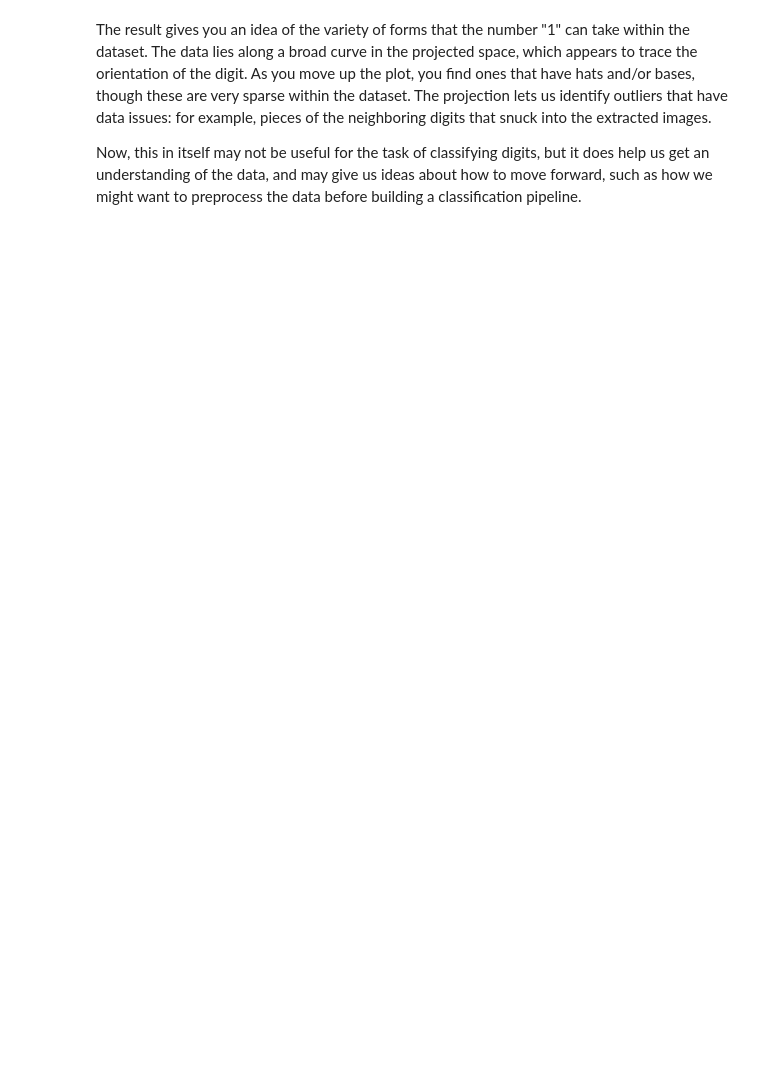
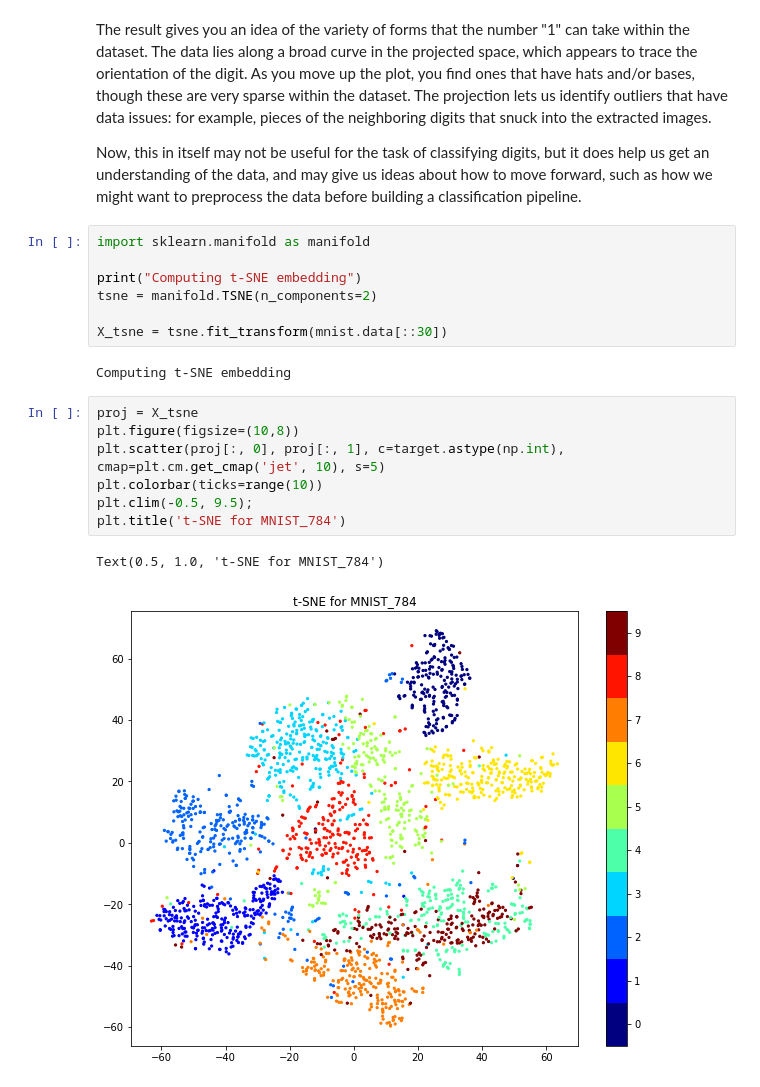
Before and after one commit to yongduek/PythonDataScienceHandbook, a Jupyter notebook: notebooks/05.10-Manifold-Learning.ipynb, the cells around one changed output. Cells and saved outputs as stored; diff of their text form; blank space fills up the shorter version.

```diff
--- a/notebooks/05.10-Manifold-Learning.ipynb
+++ b/notebooks/05.10-Manifold-Learning.ipynb
@@ -423,6 +443,25 @@ As you move up the plot, you find ones that have hats and/or bases, though these
 The projection lets us identify outliers that have data issues: for example, pieces of the neighboring digits that snuck into the extracted images.
 
 Now, this in itself may not be useful for the task of classifying digits, but it does help us get an understanding of the data, and may give us ideas about how to move forward, such as how we might want to preprocess the data before building a classification pipeline.
+# %%
+import sklearn.manifold as manifold
+
+print("Computing t-SNE embedding")
+tsne = manifold.TSNE(n_components=2)
+
+X_tsne = tsne.fit_transform(mnist.data[::30])
+# %% [output]
+Computing t-SNE embedding
+# %%
+proj = X_tsne
+plt.figure(figsize=(10,8))
+plt.scatter(proj[:, 0], proj[:, 1], c=target.astype(np.int), cmap=plt.cm.get_cmap('jet', 10), s=5)
+plt.colorbar(ticks=range(10))
+plt.clim(-0.5, 9.5);
+plt.title('t-SNE for MNIST_784')
+# %% [output]
+Text(0.5, 1.0, 't-SNE for MNIST_784')
+[figure, added]
 # %% [markdown]
 <!--NAVIGATION-->
 < [In Depth: Principal Component Analysis](05.09-Principal-Component-Analysis.ipynb) | [Contents](Index.ipynb) | [In Depth: k-Means Clustering](05.11-K-Means.ipynb) >
```
Also changed, not shown: parts of 20 cells of this notebook, 4 other files.
